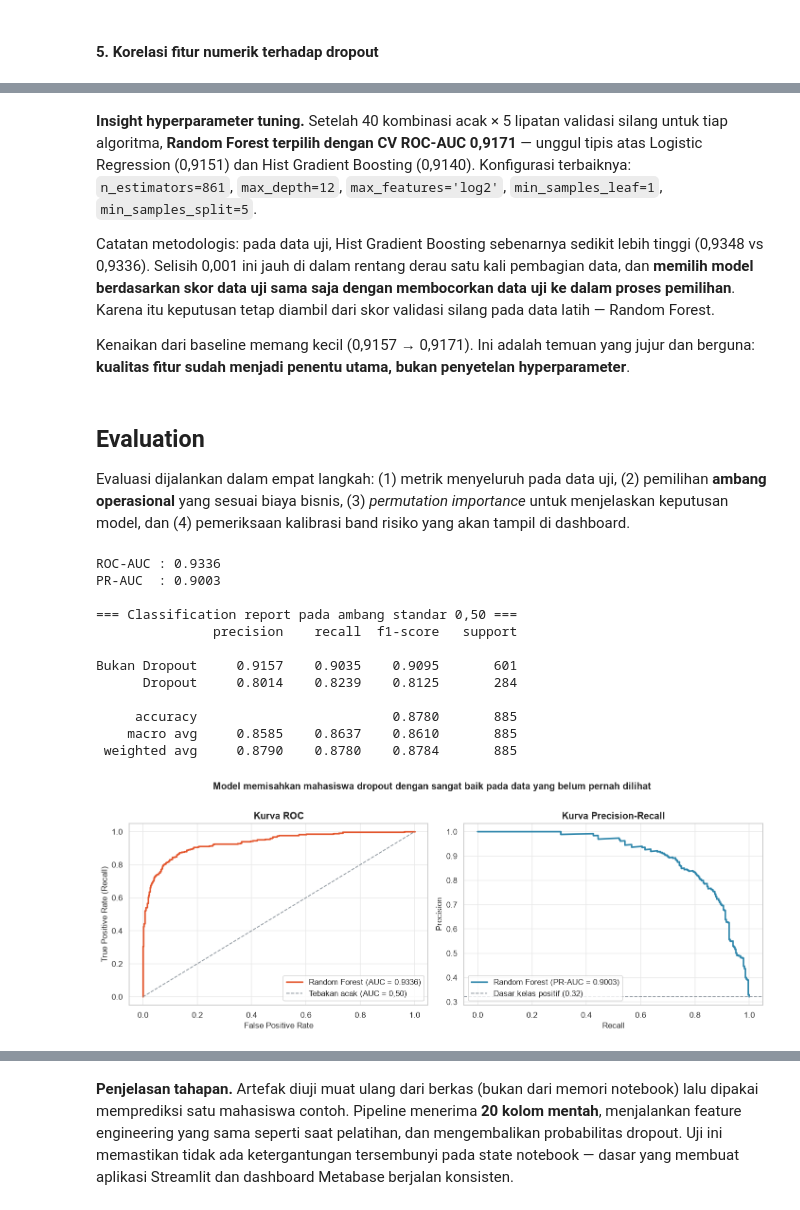
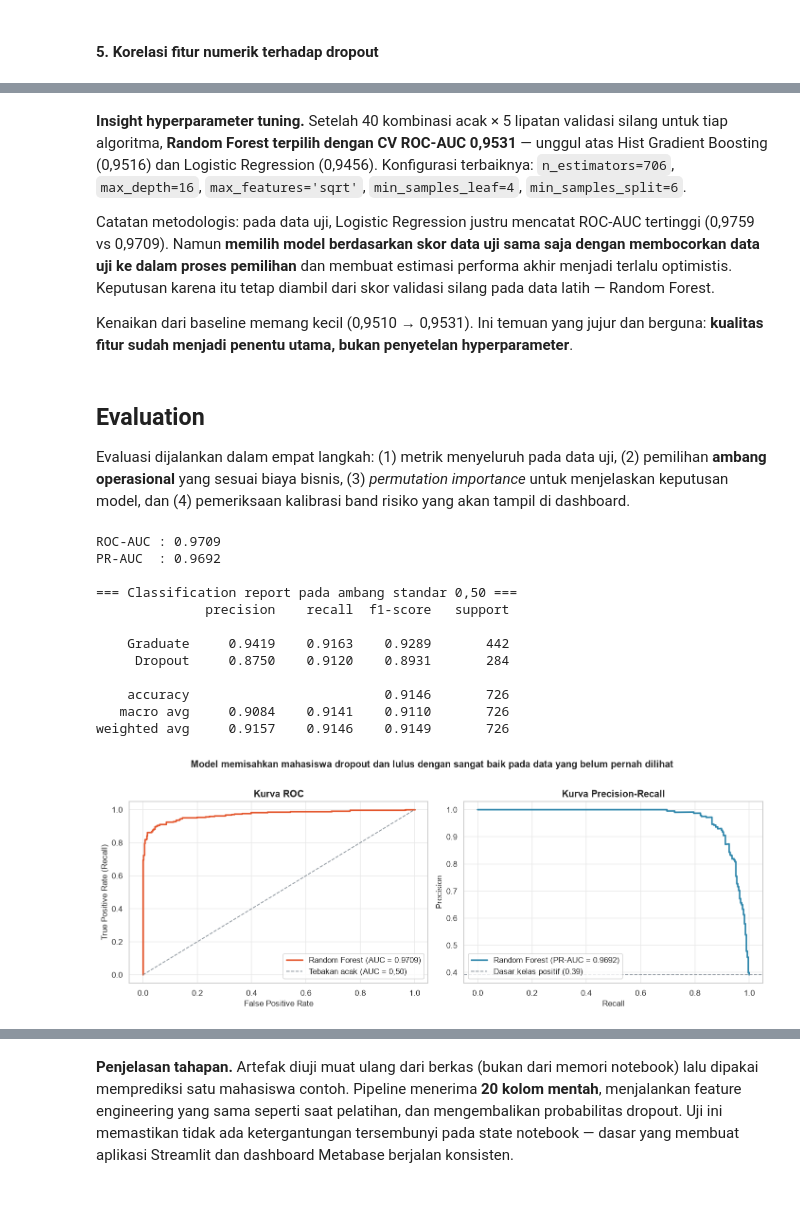
Before and after one commit to nafiulirsad/jaya-jaya-institut-dropout, a Jupyter notebook: notebook.ipynb, the cells around one changed output, grey strips where cells are left out. Drawn from its saved outputs; the diff is of its cells as text; code cells hidden in the pictures.

```diff
--- a/notebook.ipynb
+++ b/notebook.ipynb
@@ -566,2 +605,39 @@ menjadi jauh lebih ringkas.
 adalah kode, bukan angka berurutan. Kategori dengan frekuensi di bawah 20 digabung otomatis
 (`min_frequency=20`) agar model tidak menghafal kategori langka.
+# %%
+# --- 1. Feature engineering pada seluruh data --------------------------------------------
+data = pp.engineer_features(df)
+
+# --- 2. Pisahkan mahasiswa yang masih aktif kuliah ---------------------------------------
+# Status Enrolled belum final -> tidak dipakai melatih model, hanya untuk prediksi ke depan.
+enrolled = data[data[pp.TARGET_COLUMN] == "Enrolled"].copy()
+labeled = data[data[pp.TARGET_COLUMN].isin(["Dropout", "Graduate"])].copy()
+
+print(f"Data mentah                    : {len(data):,} mahasiswa")
+print(f"Dikeluarkan (status Enrolled)  : {len(enrolled):,} mahasiswa -> disimpan terpisah")
+print(f"Dipakai untuk pemodelan        : {len(labeled):,} mahasiswa")
+
+# --- 3. Bentuk target biner: 1 = Dropout, 0 = Graduate -----------------------------------
+labeled["target"] = (labeled[pp.TARGET_COLUMN] == pp.POSITIVE_CLASS).astype(int)
+
+# --- 4. Verifikasi distribusi target -----------------------------------------------------
+distribusi = labeled["target"].value_counts().sort_index()
+distribusi.index = ["0 = Graduate", "1 = Dropout"]
+verifikasi = pd.DataFrame({
+    "Jumlah": distribusi,
+    "Proporsi (%)": (distribusi / len(labeled) * 100).round(2),
+})
+print("\n=== Verifikasi distribusi target ===")
+print(verifikasi.to_string())
+rasio = distribusi.max() / distribusi.min()
+print(f"\nRasio kelas mayoritas : minoritas = {rasio:.2f} : 1")
+print("Status keseimbangan  :",
+      "seimbang (rasio < 1,5:1)" if rasio < 1.5 else
+      "cukup seimbang (rasio < 3:1)" if rasio < 3 else "tidak seimbang (perlu penanganan khusus)")
+
+y = labeled["target"]
+X = labeled[pp.MODEL_FEATURES]
+print(f"\nDimensi matriks fitur : {X.shape}")
+print(f"Fitur kategorikal ({len(pp.CATEGORICAL_FEATURES)}): {pp.CATEGORICAL_FEATURES}")
+print(f"Fitur numerik ({len(pp.NUMERIC_FEATURES)}):")
+print("   " + ", ".join(pp.NUMERIC_FEATURES))
@@ -746,18 +832,18 @@ Hist Gradient Boosting      0.9140         0.9348        0.9086
 Model terpilih: Random Forest
 # %% [markdown]
 **Insight hyperparameter tuning.** Setelah 40 kombinasi acak × 5 lipatan validasi silang
-untuk tiap algoritma, **Random Forest terpilih dengan CV ROC-AUC 0,9171** — unggul tipis atas
-Logistic Regression (0,9151) dan Hist Gradient Boosting (0,9140). Konfigurasi terbaiknya:
-`n_estimators=861`, `max_depth=12`, `max_features='log2'`, `min_samples_leaf=1`,
-`min_samples_split=5`.
+untuk tiap algoritma, **Random Forest terpilih dengan CV ROC-AUC 0,9531** — unggul atas
+Hist Gradient Boosting (0,9516) dan Logistic Regression (0,9456). Konfigurasi terbaiknya:
+`n_estimators=706`, `max_depth=16`, `max_features='sqrt'`, `min_samples_leaf=4`,
+`min_samples_split=6`.
 
-Catatan metodologis: pada data uji, Hist Gradient Boosting sebenarnya sedikit lebih tinggi
-(0,9348 vs 0,9336). Selisih 0,001 ini jauh di dalam rentang derau satu kali pembagian data,
-dan **memilih model berdasarkan skor data uji sama saja dengan membocorkan data uji ke dalam
-proses pemilihan**. Karena itu keputusan tetap diambil dari skor validasi silang pada data
+Catatan metodologis: pada data uji, Logistic Regression justru mencatat ROC-AUC tertinggi
+(0,9759 vs 0,9709). Namun **memilih model berdasarkan skor data uji sama saja dengan
+membocorkan data uji ke dalam proses pemilihan** dan membuat estimasi performa akhir menjadi
+terlalu optimistis. Keputusan karena itu tetap diambil dari skor validasi silang pada data
 latih — Random Forest.
 
-Kenaikan dari baseline memang kecil (0,9157 → 0,9171). Ini adalah temuan yang jujur dan berguna:
+Kenaikan dari baseline memang kecil (0,9510 → 0,9531). Ini temuan yang jujur dan berguna:
 **kualitas fitur sudah menjadi penentu utama, bukan penyetelan hyperparameter**.
 # %% [markdown]
 ## Evaluation
@@ -771,42 +857,42 @@ proba_uji = model_terbaik.predict_proba(X_test)[:, 1]
 print(f"ROC-AUC : {roc_auc_score(y_test, proba_uji):.4f}")
 print(f"PR-AUC  : {average_precision_score(y_test, proba_uji):.4f}")
 print("\n=== Classification report pada ambang standar 0,50 ===")
 print(classification_report(y_test, (proba_uji >= 0.5).astype(int),
-                            target_names=["Bukan Dropout", "Dropout"], digits=4))
+                            target_names=["Graduate", "Dropout"], digits=4))
 
 fig, axes = plt.subplots(1, 2, figsize=(13, 4.8))
 fpr, tpr, _ = roc_curve(y_test, proba_uji)
 axes[0].plot(fpr, tpr, color=DROPOUT, lw=2.2,
              label=f"Random Forest (AUC = {roc_auc_score(y_test, proba_uji):.4f})")
 axes[0].plot([0, 1], [0, 1], ls="--", color=GREY, lw=1.2, label="Tebakan acak (AUC = 0,50)")
 axes[0].set_title("Kurva ROC"); axes[0].set_xlabel("False Positive Rate")
 axes[0].set_ylabel("True Positive Rate (Recall)"); axes[0].legend(loc="lower right")
 
 prec, rec, _ = precision_recall_curve(y_test, proba_uji)
 axes[1].plot(rec, prec, color=NEUTRAL, lw=2.2,
              label=f"Random Forest (PR-AUC = {average_precision_score(y_test, proba_uji):.4f})")
 axes[1].axhline(y_test.mean(), ls="--", color=GREY, lw=1.2,
                 label=f"Dasar kelas positif ({y_test.mean():.2f})")
 axes[1].set_title("Kurva Precision-Recall"); axes[1].set_xlabel("Recall")
 axes[1].set_ylabel("Precision"); axes[1].legend(loc="lower left")
 
-fig.suptitle("Model memisahkan mahasiswa dropout dengan sangat baik pada data yang belum pernah dilihat",
+fig.suptitle("Model memisahkan mahasiswa dropout dan lulus dengan sangat baik pada data yang belum pernah dilihat",
              fontsize=13, fontweight="bold", y=1.02)
 fig.tight_layout()
 fig.savefig(ASSETS / "07_kurva_evaluasi.png")
 plt.show()
 # %% [output]
-ROC-AUC : 0.9336
-PR-AUC  : 0.9003
+ROC-AUC : 0.9709
+PR-AUC  : 0.9692
 
 === Classification report pada ambang standar 0,50 ===
-               precision    recall  f1-score   support
+              precision    recall  f1-score   support
 
-Bukan Dropout     0.9157    0.9035    0.9095       601
-      Dropout     0.8014    0.8239    0.8125       284
+    Graduate     0.9419    0.9163    0.9289       442
+     Dropout     0.8750    0.9120    0.8931       284
 
-     accuracy                         0.8780       885
-    macro avg     0.8585    0.8637    0.8610       885
- weighted avg     0.8790    0.8780    0.8784       885
+    accuracy                         0.9146       726
+   macro avg     0.9084    0.9141    0.9110       726
+weighted avg     0.9157    0.9146    0.9149       726
-[figure, old version]
+[figure, new version]
 # %% [markdown]
```
Also changed, not shown: parts of 42 cells of this notebook, 25 other files.
